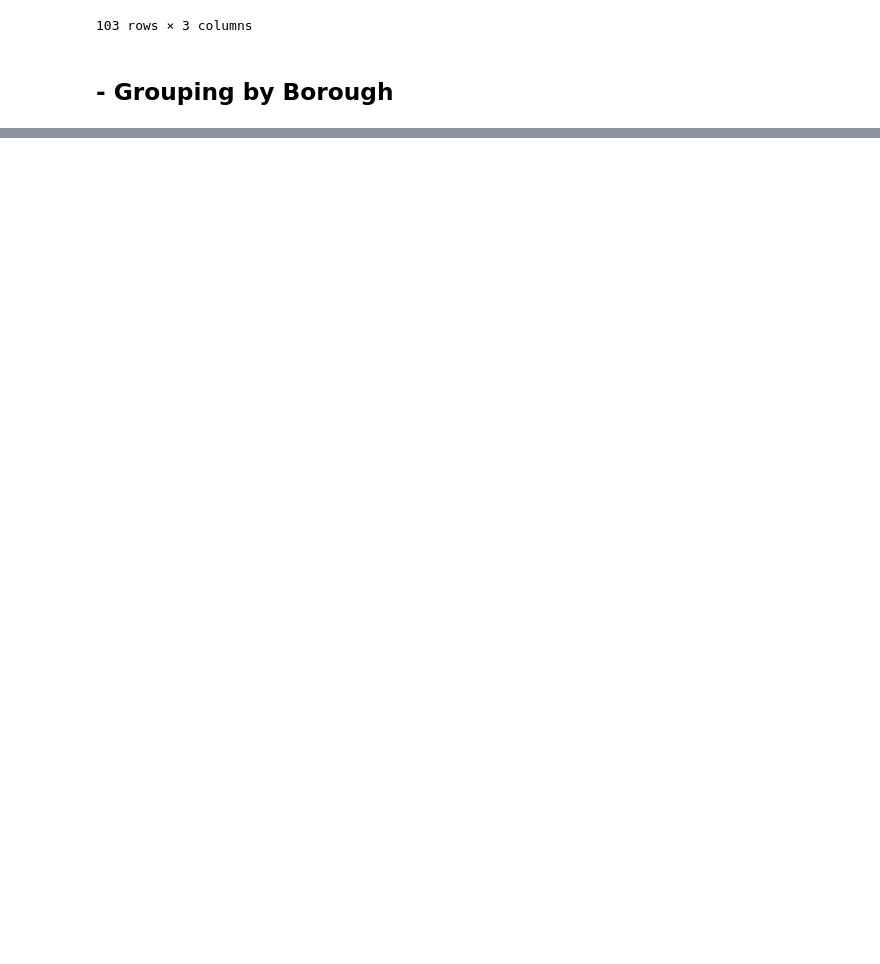
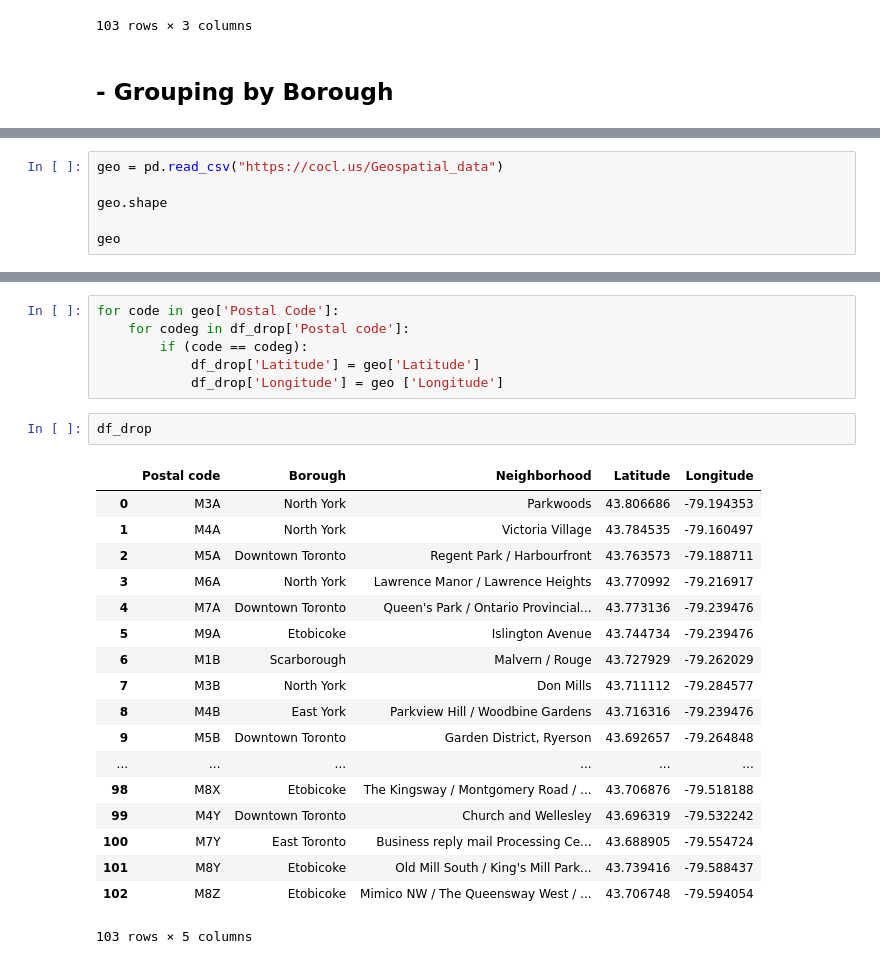
Before and after one commit to goroks/Coursera_Capstone, a Jupyter notebook: Coursera_Capstone.ipynb, the cells around one changed output, grey strips where cells are left out. Drawn from its saved outputs; the diff is of its cells as text; blank space fills up the shorter version.

```diff
--- a/Coursera_Capstone.ipynb
+++ b/Coursera_Capstone.ipynb
@@ -95,0 +98,6 @@ grouped.head()
+# %%
+geo = pd.read_csv("https://cocl.us/Geospatial_data")
+
+geo.shape
+
+geo
@@ -95,0 +123,27 @@ grouped.head()
+# %%
+for code in geo['Postal Code']:
+    for codeg in df_drop['Postal code']:
+        if (code == codeg):
+            df_drop['Latitude'] = geo['Latitude']
+            df_drop['Longitude'] = geo ['Longitude']
+# %%
+df_drop
+# %% [output]
+|  | Postal code | Borough | Neighborhood | Latitude | Longitude |
+| 0 | M3A | North York | Parkwoods | 43.806686 | -79.194353 |
+| 1 | M4A | North York | Victoria Village | 43.784535 | -79.160497 |
+| 2 | M5A | Downtown Toronto | Regent Park / Harbourfront | 43.763573 | -79.188711 |
+| 3 | M6A | North York | Lawrence Manor / Lawrence Heights | 43.770992 | -79.216917 |
+| 4 | M7A | Downtown Toronto | Queen's Park / Ontario Provincial... | 43.773136 | -79.239476 |
+| 5 | M9A | Etobicoke | Islington Avenue | 43.744734 | -79.239476 |
+| 6 | M1B | Scarborough | Malvern / Rouge | 43.727929 | -79.262029 |
+| 7 | M3B | North York | Don Mills | 43.711112 | -79.284577 |
+| 8 | M4B | East York | Parkview Hill / Woodbine Gardens | 43.716316 | -79.239476 |
+| 9 | M5B | Downtown Toronto | Garden District, Ryerson | 43.692657 | -79.264848 |
+| ... | ... | ... | ... | ... | ... |
+| 98 | M8X | Etobicoke | The Kingsway / Montgomery Road / ... | 43.706876 | -79.518188 |
+| 99 | M4Y | Downtown Toronto | Church and Wellesley | 43.696319 | -79.532242 |
+| 100 | M7Y | East Toronto | Business reply mail Processing Ce... | 43.688905 | -79.554724 |
+| 101 | M8Y | Etobicoke | Old Mill South / King's Mill Park... | 43.739416 | -79.588437 |
+| 102 | M8Z | Etobicoke | Mimico NW / The Queensway West / ... | 43.706748 | -79.594054 |
+103 rows × 5 columns
```
Also changed, not shown: parts of 5 cells of this notebook.
